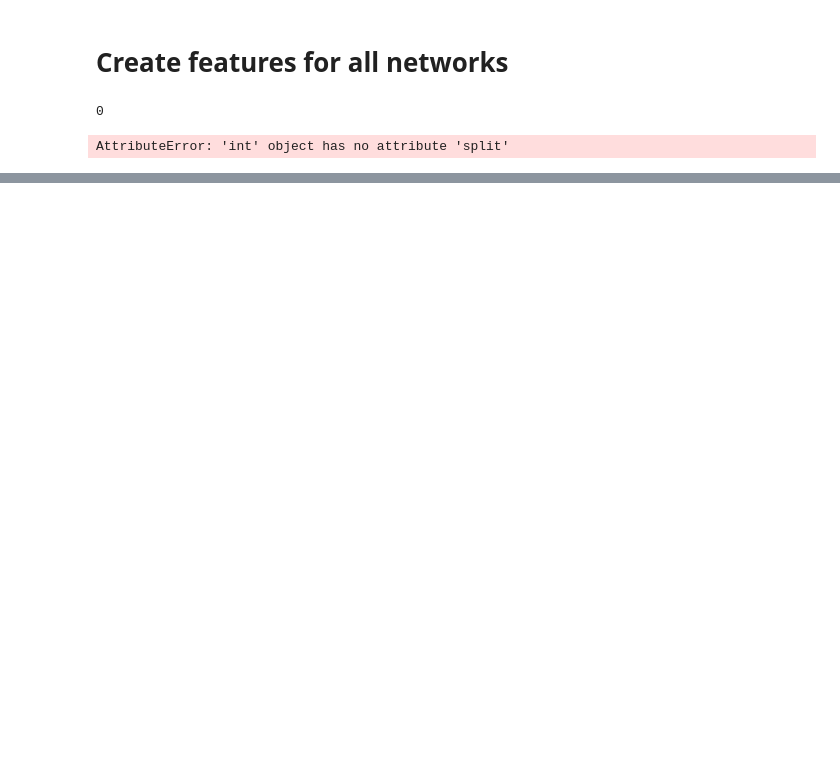
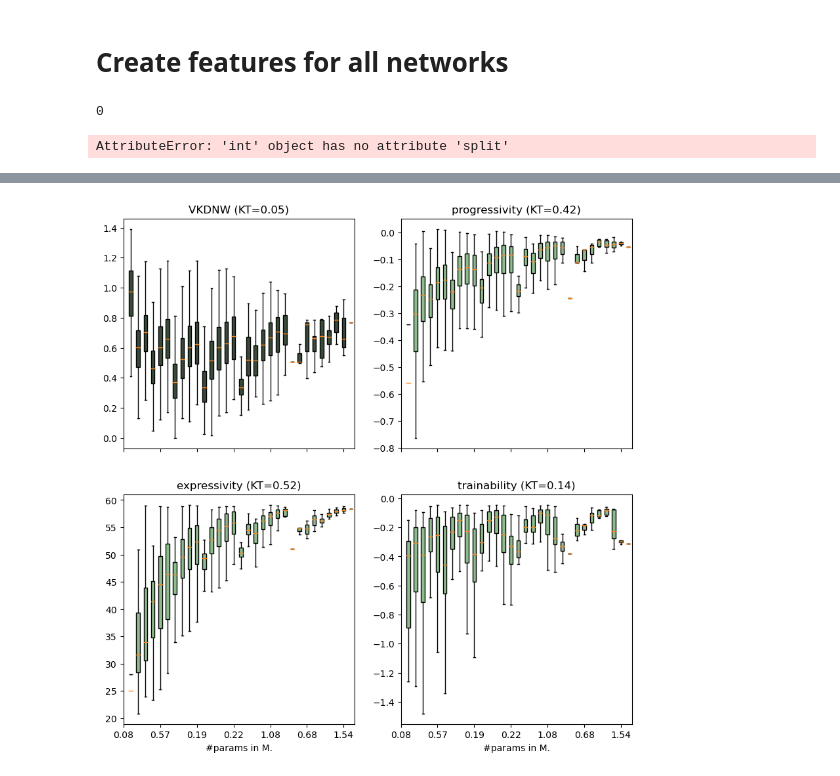
Before and after one commit to ondratybl/VKDNW, a Jupyter notebook: NB201/paper_preparation.ipynb, the cells around one changed output, grey strips where cells are left out. Drawn from its saved outputs; the diff is of its cells as text; code cells hidden in the pictures; blank space fills up the shorter version.

```diff
--- a/NB201/paper_preparation.ipynb
+++ b/NB201/paper_preparation.ipynb
@@ -764,0 +766,83 @@ AttributeError: 'int' object has no attribute 'split'
+# %%
+import wandb
+import pandas as pd
+import numpy as np
+import matplotlib.pyplot as plt
+api_wandb = wandb.Api()
+run = pd.DataFrame(api_wandb.run('nazderaze/VKDNW/ss2kwvpp').scan_history())
+from scipy.stats import kendalltau
+from nats_bench import create
+from tss_utils import generate_accs
+import os
+dataset = 'ImageNet16-120'
+compute_graf = True
+
+api_nats = create('/mnt/personal/tyblondr/NATS-tss-v1_0-3ffb9-simple/', 'tss', fast_mode=True, verbose=False)
+
+if os.path.exists(f"./tss_features_{dataset}.pickle"):
+    archs = pd.read_pickle(f"./tss_features_{dataset}.pickle")
+else:
+    archs = generate_accs(api_nats, dataset=dataset)
+    print(f'No. of generated archs: {archs.shape[0]}')
+    archs.to_pickle(f"./tss_features_{dataset}.pickle")
+
+
+run.rename({'arch': 'net_str'}, axis=1, inplace=True)
+run = pd.merge(archs, run, on='net_str', how='inner')
+if compute_graf:
+    run = run.loc[run['net'].notnull(), :]
+
+def adjust_xticks(ax, labels, step=5):
+    ticks_to_show = range(len(labels))[::step]  # Select every 5th tick
+    formatted_labels = [f"{float(labels[i]):.2f}" for i in ticks_to_show]  # Format to two decimals
+    ax.set_xticks(ticks_to_show)
+    ax.set_xticklabels(formatted_labels)
+
+run['trainability'] = run['trainability'].astype(float)
+run['progressivity'] = run['progressivity'].astype(float)
+run['expressivity'] = run['expressivity'].astype(float)
+run['vkdnw_entropy'] = run['vkdnw_entropy'].astype(float)
+
+fig, axs = plt.subplots(nrows=2, ncols=2, figsize=(10, 10), sharex=True)
+
+pred = 'vkdnw_entropy'
+data_to_plot = [run[pred][run['params'] == cat] for cat in run['params'].unique()]
+kt = kendalltau(run['params'], run[pred]).statistic
+bplot = axs[0, 0].boxplot(data_to_plot, labels=run['params'].unique(), showfliers=False, patch_artist=True)
+for patch in bplot['boxes']:
+    patch.set_facecolor('#394B39')
+axs[0, 0].set_title(f"VKDNW (KT={kt:.2f})")
+
+pred = 'progressivity'
+data_to_plot = [run[pred][run['params'] == cat] for cat in run['params'].unique()]
+kt = kendalltau(run['params'], run[pred]).statistic
+bplot = axs[0, 1].boxplot(data_to_plot, labels=run['params'].unique(), showfliers=False, patch_artist=True)
+for patch in bplot['boxes']:
+    patch.set_facecolor('#8FBC8F')
+axs[0, 1].set_title(f"{pred} (KT={kt:.2f})")
+
+pred = 'expressivity'
+data_to_plot = [run[pred][run['params'] == cat] for cat in run['params'].unique()]
+kt = kendalltau(run['params'], run[pred]).statistic
+bplot = axs[1, 0].boxplot(data_to_plot, labels=run['params'].unique(), showfliers=False, patch_artist=True)
+for patch in bplot['boxes']:
+    patch.set_facecolor('#8FBC8F')
+adjust_xticks(axs[1, 0], run['params'].unique())
+axs[1, 0].set_title(f"{pred} (KT={kt:.2f})")
+axs[1, 0].set_xlabel('#params in M.')
+
+
+pred = 'trainability'
+data_to_plot = [run[pred][run['params'] == cat] for cat in run['params'].unique()]
+kt = kendalltau(run['params'], run[pred]).statistic
+bplot = axs[1, 1].boxplot(data_to_plot, labels=run['params'].unique(), showfliers=False, patch_artist=True)
+for patch in bplot['boxes']:
+    patch.set_facecolor('#8FBC8F')
+adjust_xticks(axs[1, 1], run['params'].unique())
+axs[1, 1].set_title(f"{pred} (KT={kt:.2f})")
+axs[1, 1].set_xlabel('#params in M.')
+
+plt.savefig(f'ImageNet16-120_filtered_num_params_not_dim_boxplot_vkdnw.eps', format='eps')
+plt.show()
+# %% [output]
+[figure, added]
```
Also changed, not shown: parts of 7 cells of this notebook, 1 other file.
